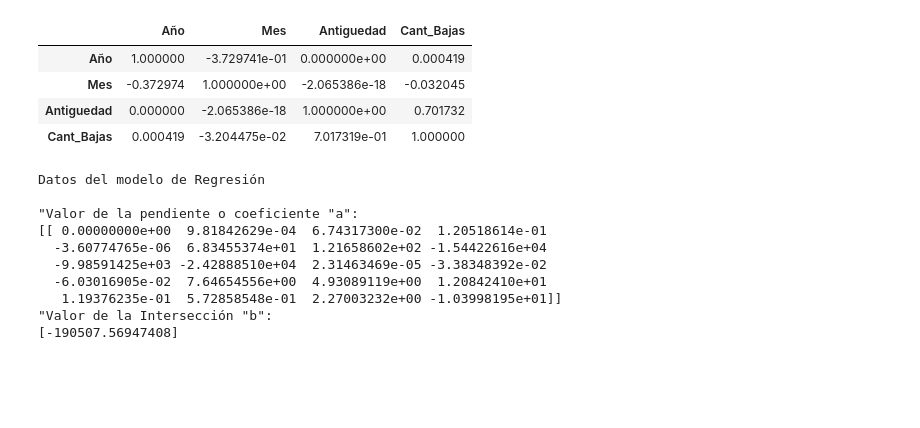
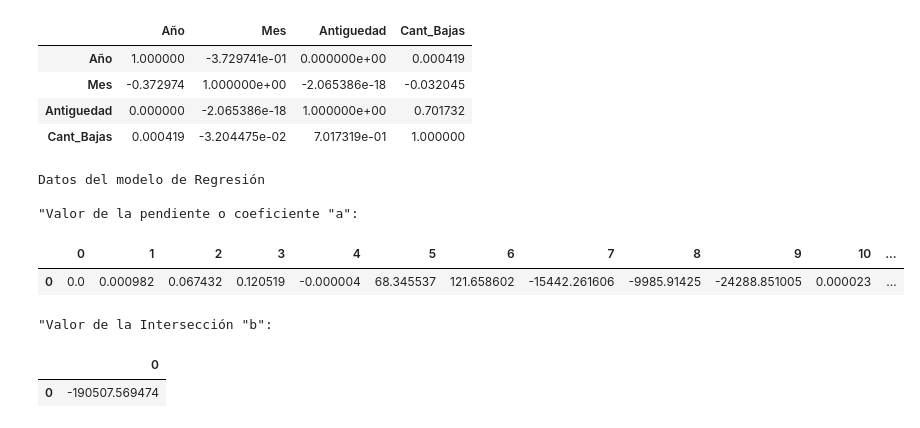
Before and after one commit to ClauCll/Curso_ML_A_Z, a Jupyter notebook: Regresión/Regresion_Bajas_Antiguedad_v9.ipynb, the cells around one changed output. Cells and saved outputs as stored; diff of their text form; code cells hidden in the pictures; blank space fills up the shorter version.

```diff
--- a/Regresión/Regresion_Bajas_Antiguedad_v9.ipynb
+++ b/Regresión/Regresion_Bajas_Antiguedad_v9.ipynb
@@ -565,18 +565,18 @@ grupo.corr(method ='pearson')
 # %%
 print('Datos del modelo de Regresión')
 print()
 print('"Valor de la pendiente o coeficiente "a":')
-print(lineal_poly.coef_)
-print('"Valor de la Intersección "b":')
-print(lineal_poly.intercept_)
+pd.DataFrame(lineal_poly.coef_)
 # %% [output]
 Datos del modelo de Regresión
 
 "Valor de la pendiente o coeficiente "a":
-[[ 0.00000000e+00  9.81842629e-04  6.74317300e-02  1.20518614e-01
-  -3.60774765e-06  6.83455374e+01  1.21658602e+02 -1.54422616e+04
-  -9.98591425e+03 -2.42888510e+04  2.31463469e-05 -3.38348392e-02
-  -6.03016905e-02  7.64654556e+00  4.93089119e+00  1.20842410e+01
-   1.19376235e-01  5.72858548e-01  2.27003232e+00 -1.03998195e+01]]
-"Valor de la Intersección "b":
-[-190507.56947408]
+|  | 0 | 1 | 2 | 3 | 4 | 5 | 6 | 7 | 8 | 9 | 10 | ... |
+| 0 | 0.0 | 0.000982 | 0.067432 | 0.120519 | -0.000004 | 68.345537 | 121.658602 | -15442.261606 | -9985.91425 | -24288.851005 | 0.000023 | ... |
+# %%
+print('"Valor de la Intersección "b":')
+pd.DataFrame(lineal_poly.intercept_)
+# %% [output]
+"Valor de la Intersección "b":
+|  | 0 |
+| 0 | -190507.569474 |
```
